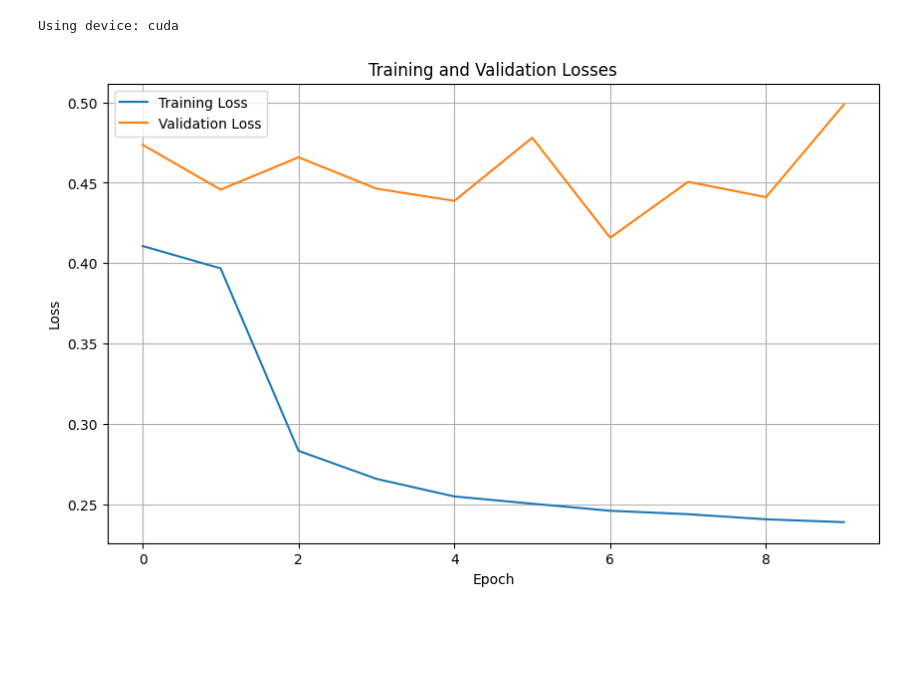
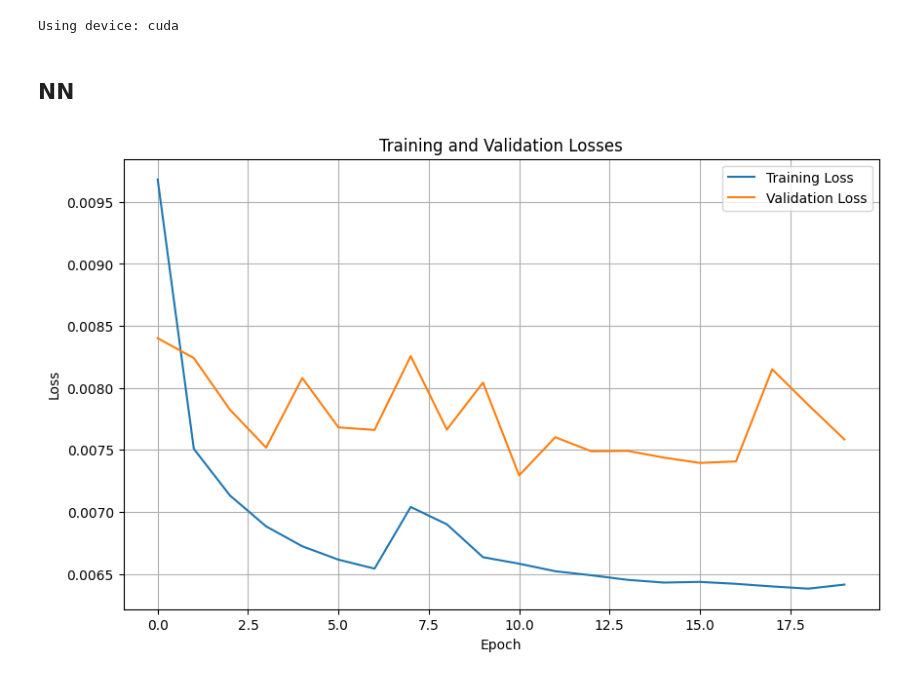
Before and after one commit to parsashu/ML-on-Proteins, a Jupyter notebook: src/models.ipynb, the cells around one changed output. Cells and saved outputs as stored; diff of their text form; code cells hidden in the pictures; blank space fills up the shorter version.

Commit message:
first NN model

```diff
--- a/src/models.ipynb
+++ b/src/models.ipynb
@@ -14,35 +15,34 @@ import torch.nn.functional as F
 
 save_path = "../models/"
 # %%
-X_train = pd.read_csv("../datasets/inputs/train/X_train.csv")
-y_train = pd.read_csv("../datasets/inputs/train/y_train.csv")
-X_val = pd.read_csv("../datasets/inputs/val/X_val.csv")
-y_val = pd.read_csv("../datasets/inputs/val/y_val.csv")
-X_test = pd.read_csv("../datasets/inputs/test/X_test.csv")
-y_test = pd.read_csv("../datasets/inputs/test/y_test.csv")
+X_train = pd.read_csv("../datasets/inputs/train/X_train_norm.csv")
+y_train = pd.read_csv("../datasets/inputs/train/y_train_norm.csv")
+X_val = pd.read_csv("../datasets/inputs/val/X_val_norm.csv")
+y_val = pd.read_csv("../datasets/inputs/val/y_val_norm.csv")
+X_test = pd.read_csv("../datasets/inputs/test/X_test_norm.csv")
+y_test = pd.read_csv("../datasets/inputs/test/y_test_norm.csv")
-# %%
-device = torch.device("cuda" if torch.cuda.is_available() else "cpu")
-print(f"Using device: {device}")
-
-train_dataset = data.TensorDataset(
-    torch.FloatTensor(X_train.values).to(device),
-    torch.FloatTensor(y_train.values).to(device),
-)
-val_dataset = data.TensorDataset(
-    torch.FloatTensor(X_val.values).to(device),
-    torch.FloatTensor(y_val.values).to(device),
-)
-test_dataset = data.TensorDataset(
-    torch.FloatTensor(X_test.values).to(device),
-    torch.FloatTensor(y_test.values).to(device),
-)
-
-batch_size = 256
-train_loader = data.DataLoader(train_dataset, batch_size=batch_size, shuffle=True)
-val_loader = data.DataLoader(val_dataset, batch_size=batch_size)
-test_loader = data.DataLoader(test_dataset, batch_size=batch_size)
-# %% [output]
-Using device: cuda
+# %%
+device = torch.device("cuda" if torch.cuda.is_available() else "cpu")
+print(f"Using device: {device}")
+
+X_train_tensor = torch.FloatTensor(X_train.astype(float).values).to(device)
+y_train_tensor = torch.FloatTensor(y_train.astype(float).values).to(device)
+X_val_tensor = torch.FloatTensor(X_val.astype(float).values).to(device)
+y_val_tensor = torch.FloatTensor(y_val.astype(float).values).to(device)
+X_test_tensor = torch.FloatTensor(X_test.astype(float).values).to(device)
+y_test_tensor = torch.FloatTensor(y_test.astype(float).values).to(device)
+
+train_dataset = data.TensorDataset(X_train_tensor, y_train_tensor)
+val_dataset = data.TensorDataset(X_val_tensor, y_val_tensor)
+test_dataset = data.TensorDataset(X_test_tensor, y_test_tensor)
+
+train_loader = data.DataLoader(train_dataset, batch_size=256, shuffle=True)
+val_loader = data.DataLoader(val_dataset, batch_size=2048)
+test_loader = data.DataLoader(test_dataset, batch_size=2048)
+# %% [output]
+Using device: cuda
+# %% [markdown]
+## NN
 # %%
 class NeuralNetwork(nn.Module):
     def __init__(
@@ -175,10 +184,14 @@ class NeuralNetwork(nn.Module):
         plt.show()
 # %%
 model = NeuralNetwork()
-model.fit(epochs=10)
+model.fit(train_loader, val_loader, epochs=20, patience=50)
 model.plot_losses()
 
-test_loss = model.test(test_loader)
-print(f"Test loss: {test_loss}")
+r2_test, mse_test = model.test(test_loader)
+r2_val, mse_val = model.test(val_loader)
+print(f"Test loss: {mse_test}")
+print(f"Test R2 score: {r2_test}")
+print(f"Validation loss: {mse_val}")
+print(f"Validation R2 score: {r2_val}")
 # %% [output]
-[figure, old version]
+[figure, new version]
```
Also changed, not shown: parts of 10 cells of this notebook, 8 other files.
